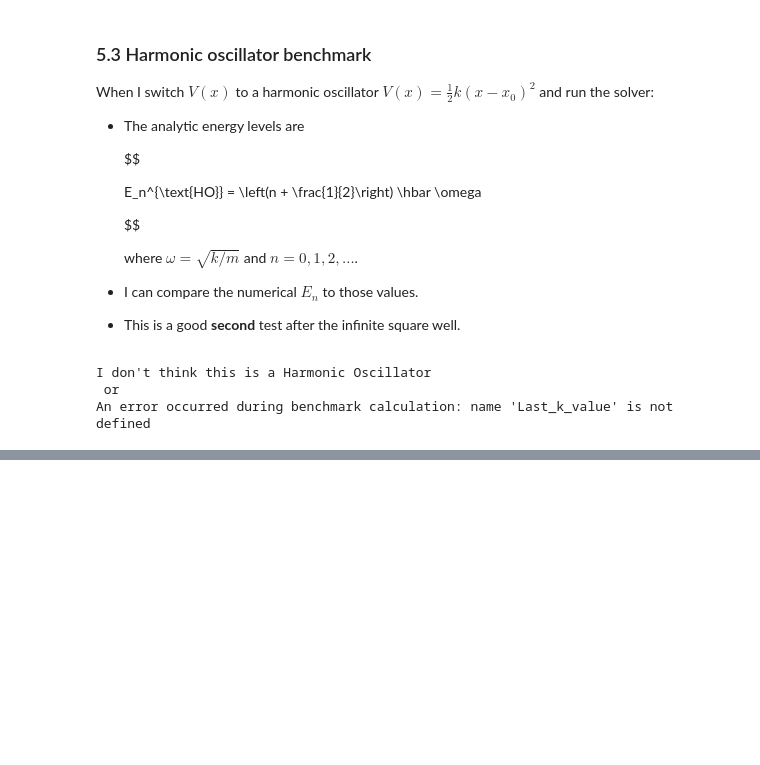
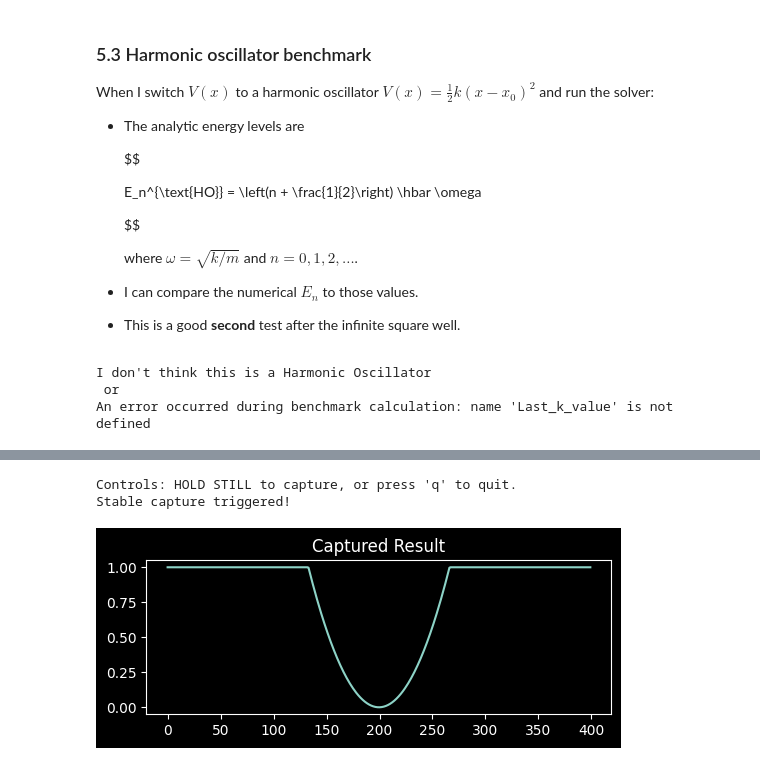
Before and after one commit to Ahilan-Bucket/python-sims-in-development, a Jupyter notebook: NumericalPotentialSolver/Modular_psi_solvePaper.ipynb, the cells around one changed output, grey strips where cells are left out. Saved outputs shown, nothing was run; the diff lists cells and outputs as text; code cells hidden in the pictures; blank space fills up the shorter version.

Commit message:
Finally Got the Code Hand wave to work, but still have issue between the Captured Potnetial and Wave eigen values

```diff
--- a/NumericalPotentialSolver/Modular_psi_solvePaper.ipynb
+++ b/NumericalPotentialSolver/Modular_psi_solvePaper.ipynb
@@ -1632,3 +1713,12 @@ Stable capture triggered!
+# %%
+
+V_raw_input = capture_potential(mode='wsait',tune=1,A_MIN=0,A_MAX=100)
+
+plot_V(V_raw_input)
+# %% [output]
+Controls: HOLD STILL to capture, or press 'q' to quit.
+Stable capture triggered!
+[figure, added]
 # %%
 
 if V_raw_input is None:
```
Also changed, not shown: parts of 9 cells of this notebook.
